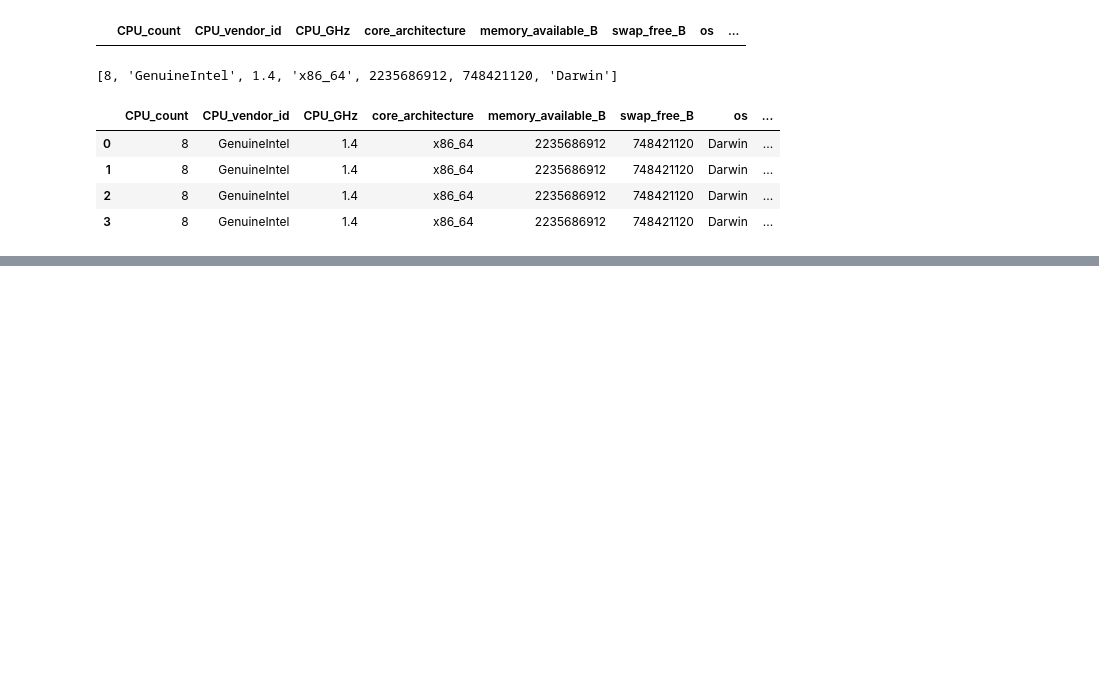
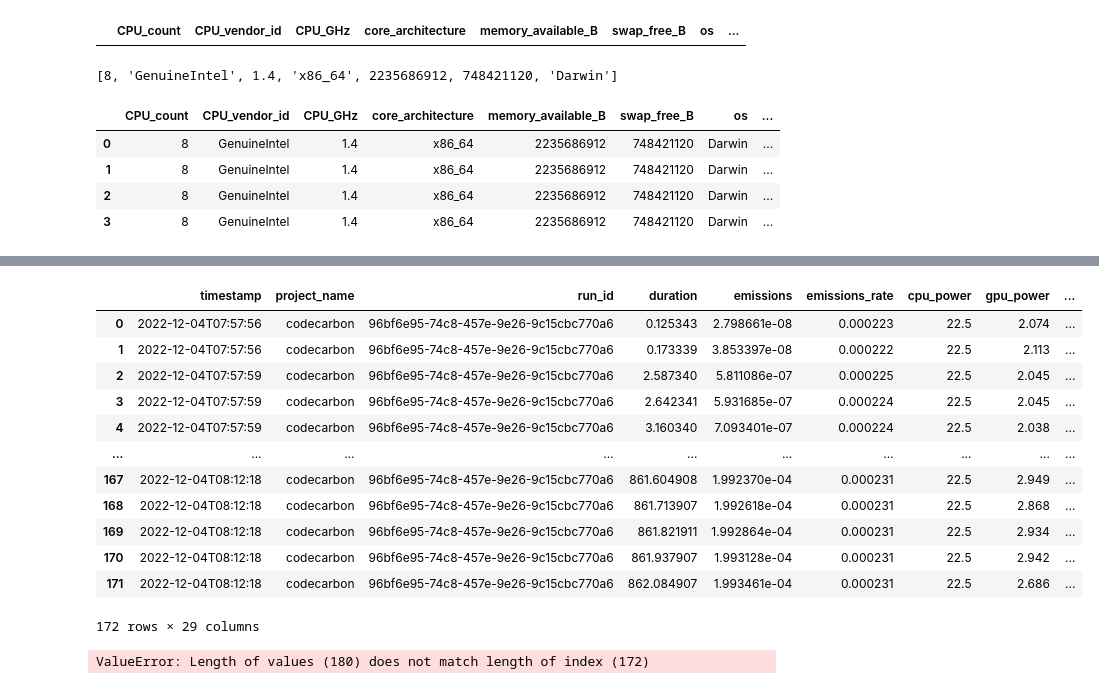
Before and after one commit to wesleymth/LauzHack-2022-energy, a Jupyter notebook: notebook_wesley.ipynb, the cells around one changed output, grey strips where cells are left out. Saved outputs shown, nothing was run; the diff lists cells and outputs as text; code cells hidden in the pictures; blank space fills up the shorter version.

```diff
--- a/notebook_wesley.ipynb
+++ b/notebook_wesley.ipynb
@@ -748,0 +903,25 @@ df.loc["Saanvi"] = [96, 90]
+# %%
+sub_data_nico
+# %% [output]
+|  | timestamp | project_name | run_id | duration | emissions | emissions_rate | cpu_power | gpu_power | ... |
+| 0 | 2022-12-04T07:57:56 | codecarbon | 96bf6e95-74c8-457e-9e26-9c15cbc770a6 | 0.125343 | 2.798661e-08 | 0.000223 | 22.5 | 2.074 | ... |
+| 1 | 2022-12-04T07:57:56 | codecarbon | 96bf6e95-74c8-457e-9e26-9c15cbc770a6 | 0.173339 | 3.853397e-08 | 0.000222 | 22.5 | 2.113 | ... |
+| 2 | 2022-12-04T07:57:59 | codecarbon | 96bf6e95-74c8-457e-9e26-9c15cbc770a6 | 2.587340 | 5.811086e-07 | 0.000225 | 22.5 | 2.045 | ... |
+| 3 | 2022-12-04T07:57:59 | codecarbon | 96bf6e95-74c8-457e-9e26-9c15cbc770a6 | 2.642341 | 5.931685e-07 | 0.000224 | 22.5 | 2.045 | ... |
+| 4 | 2022-12-04T07:57:59 | codecarbon | 96bf6e95-74c8-457e-9e26-9c15cbc770a6 | 3.160340 | 7.093401e-07 | 0.000224 | 22.5 | 2.038 | ... |
+| ... | ... | ... | ... | ... | ... | ... | ... | ... | ... |
+| 167 | 2022-12-04T08:12:18 | codecarbon | 96bf6e95-74c8-457e-9e26-9c15cbc770a6 | 861.604908 | 1.992370e-04 | 0.000231 | 22.5 | 2.949 | ... |
+| 168 | 2022-12-04T08:12:18 | codecarbon | 96bf6e95-74c8-457e-9e26-9c15cbc770a6 | 861.713907 | 1.992618e-04 | 0.000231 | 22.5 | 2.868 | ... |
+| 169 | 2022-12-04T08:12:18 | codecarbon | 96bf6e95-74c8-457e-9e26-9c15cbc770a6 | 861.821911 | 1.992864e-04 | 0.000231 | 22.5 | 2.934 | ... |
+| 170 | 2022-12-04T08:12:18 | codecarbon | 96bf6e95-74c8-457e-9e26-9c15cbc770a6 | 861.937907 | 1.993128e-04 | 0.000231 | 22.5 | 2.942 | ... |
+| 171 | 2022-12-04T08:12:18 | codecarbon | 96bf6e95-74c8-457e-9e26-9c15cbc770a6 | 862.084907 | 1.993461e-04 | 0.000231 | 22.5 | 2.686 | ... |
+172 rows × 29 columns
+# %%
+energy_n = extract_energy_consumed(sub_data_nico)
+sub_data_e_n = add_energy_col(model_feat_nico, energy_n)
+
+
+energy_g = extract_energy_consumed(sub_data_gui)
+sub_data_e_g = add_energy_col(model_feat_gui, energy_g)
+# %% [output]
+ValueError: Length of values (180) does not match length of index (172)
```
Also changed, not shown: parts of 17 cells of this notebook, 3 other files.
